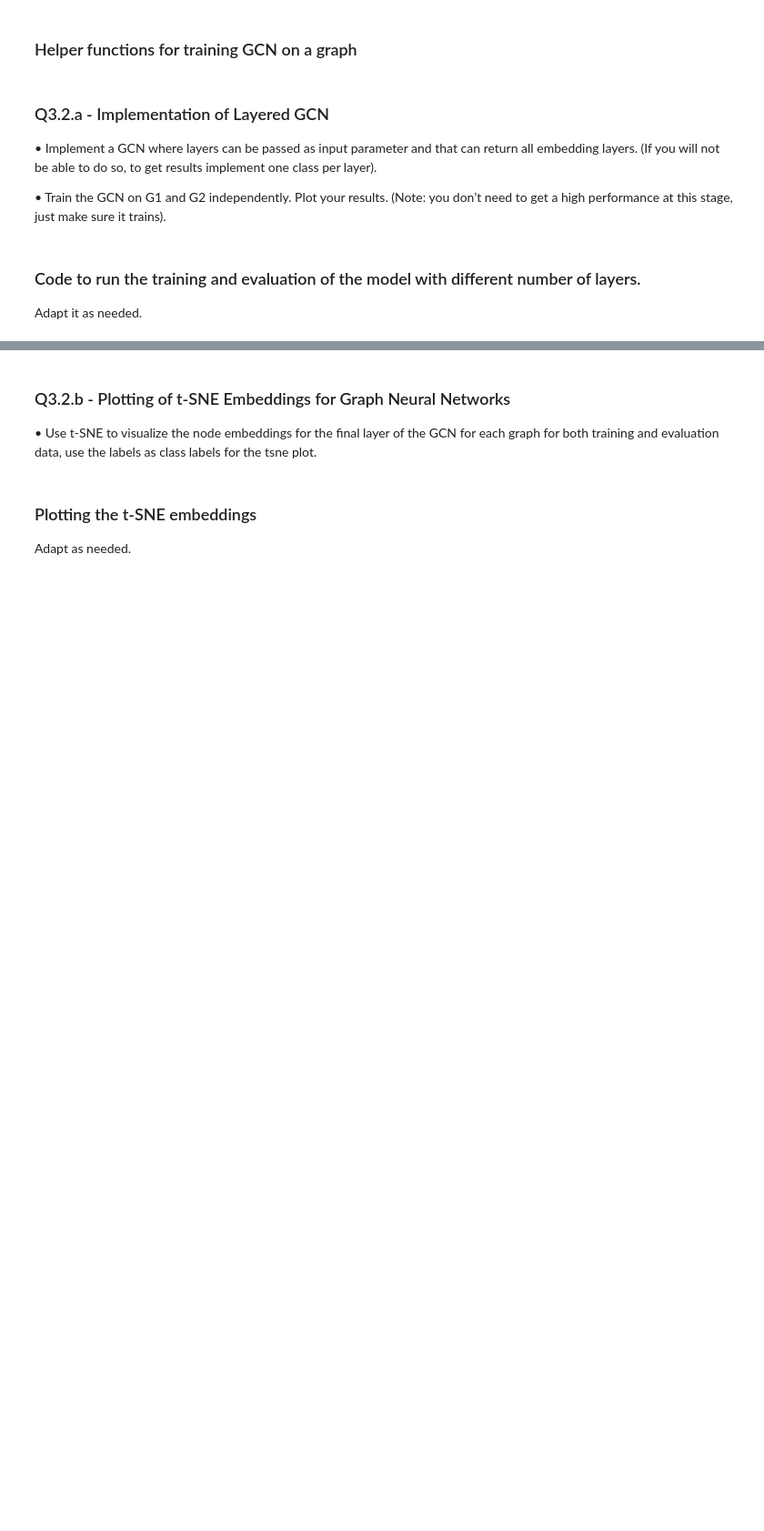
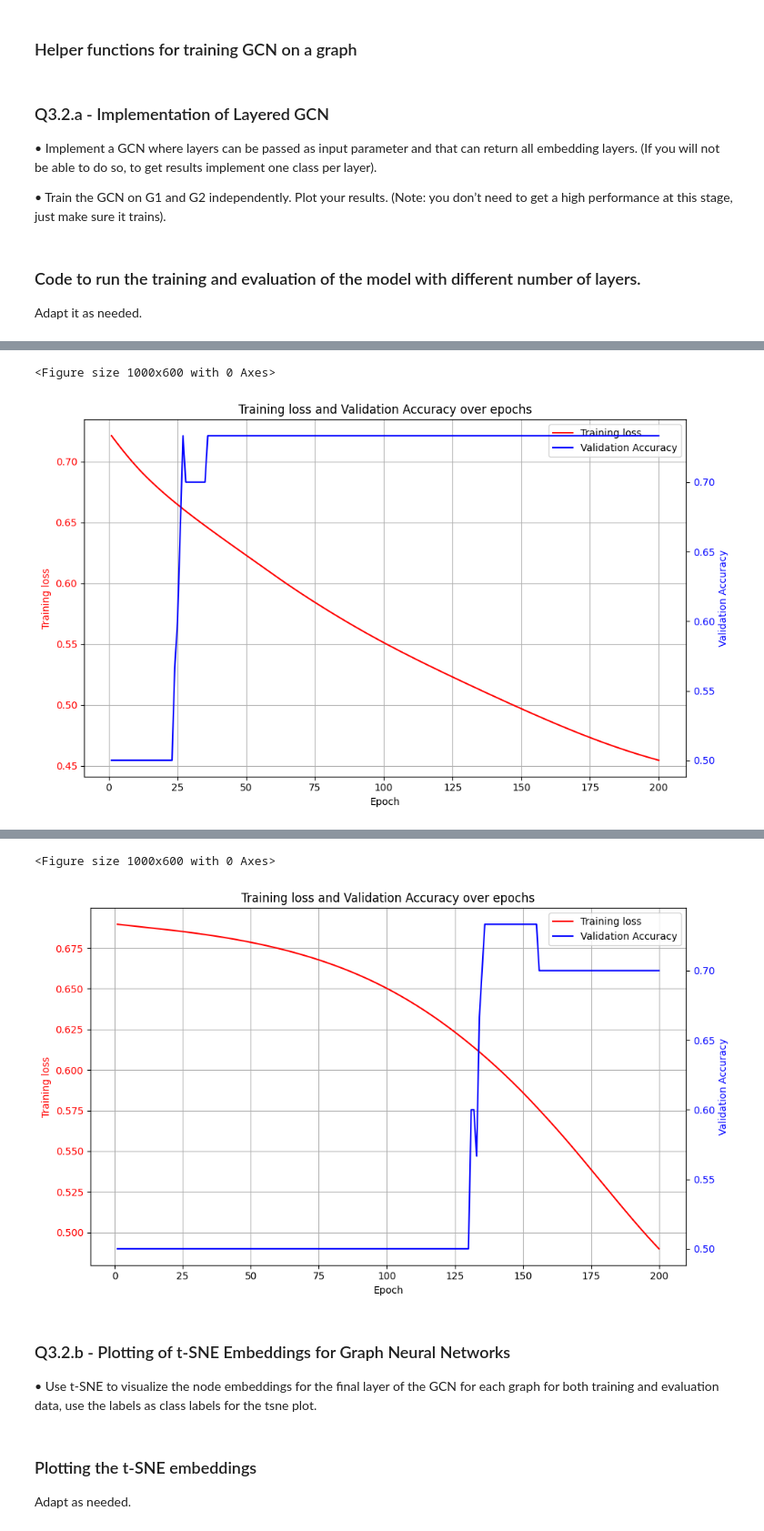
Before and after one commit to yingyan797/graph-learning, a Jupyter notebook: q3_topology.ipynb, the cells around one changed output, grey strips where cells are left out. Shown at 91% size. Cells and saved outputs as stored; diff of their text form; code cells hidden in the pictures; blank space fills up the shorter version.

```diff
--- a/q3_topology.ipynb
+++ b/q3_topology.ipynb
@@ -303,7 +303,7 @@ def patch_A_for_dataset(dataset):
 # %%
 # Helper function for plotting:
 
-def plot_training_and_validation(training_losses, validation_losses, aggregation="mean", graph1_label="Training Accuracy", graph2_label="Validation Accuracy", x_label="Epoch",title=None):
+def plot_training_and_validation(training_losses, validation_losses, graph1_label="Training Accuracy", graph2_label="Validation Accuracy", x_label="Epoch"):
     """
     Plots the validation accuracy and training loss over epochs.
     Args:
@@ -320,7 +320,7 @@ def plot_training_and_validation(training_losses, validation_losses, aggregation
     # Plot training loss on the first y-axis
     epochs = range(1, len(training_losses) + 1)
     line1 = ax1.plot(epochs, training_losses, 'r-', label=f'{graph1_label}')
-    ax1.set_xlabel(f"x_label")
+    ax1.set_xlabel(f"{x_label}")
     ax1.set_ylabel(f'{graph1_label}', color='r')
     ax1.tick_params(axis='y', labelcolor='r')
 
@@ -330,10 +330,7 @@ def plot_training_and_validation(training_losses, validation_losses, aggregation
     ax2.tick_params(axis='y', labelcolor='b')
 
     # Add title and grid
-    if not title:
-        title = f'Training Accuracy and Validation Accuracy Over Time\nAggregation: {aggregation}'
-    plt.title(title)
-
+    plt.title(f"{graph1_label} and {graph2_label} over epochs")
     ax1.grid(True)
 
     # Add legend
@@ -449,7 +446,7 @@ def train_model(
         # TRAINING
         model.train()
         optimizer.zero_grad()
-        if kwargs.get("return_embeddings", None):
+        if kwargs.get("return_embeddings"):
             out, embeddings= model(A_train, X_train, **kwargs)
         else:
             out = model(A_train, X_train, **kwargs)
@@ -477,7 +474,7 @@ def train_model(
         if verbose:
             print(f"Epoch {epoch+1}, Training Loss: {loss_value}, Train F1: {train_f1:.4f}, Validation F1: {val_f1:.4f}")
 
-    if kwargs.get("return_embeddings", None):
+    if kwargs.get("return_embeddings"):
         return loss_history, train_f1_history, validation_f1_history, embeddings
     else:
         return loss_history, train_f1_history, validation_f1_history
@@ -490,7 +487,7 @@ def evaluate_model(model, X,A,y, **kwargs):
     and returns the accuracy score.
     """
     model.eval()
-    if kwargs.get("return_embeddings", None):
+    if kwargs.get("return_embeddings"):
         out,_ = model(A,X,**kwargs)  # shape: (N, 1)
     else:
         out = model(A,X,**kwargs)  # shape: (N, 1)
@@ -539,7 +567,7 @@ G2_eval = read_json_data(G2_EVAL_DATA_PATH, has_label=True) #returns a list of (
 input_dim = 10
 hidden_dim = 8
 num_layers = 4
-model = GraphNeuralNetwork(input_dim, hidden_dim, num_layers=num_layers)
+model = DeepGraphNeuralNetwork(input_dim, hidden_dim, num_layers=num_layers)
 print(model)
 
 losses, train_f1, val_f1 = train_model(
@@ -550,10 +578,10 @@ losses, train_f1, val_f1 = train_model(
     lr=0.0005,
     verbose=True,
 )
-plot_training_and_validation(losses, val_f1)
+plot_training_and_validation(losses, val_f1, "Training loss")
 
 
-model = GraphNeuralNetwork(input_dim, hidden_dim, num_layers=num_layers)
+model = DeepGraphNeuralNetwork(input_dim, hidden_dim, num_layers=num_layers)
 print(model)
 
 losses, train_f1, val_f1 = train_model(
@@ -564,5 +592,5 @@ losses, train_f1, val_f1 = train_model(
     lr=0.0005,
     verbose=True,
 )
-plot_training_and_validation(losses, val_f1)
+plot_training_and_validation(losses, val_f1, "Training loss")
 # %% [output]
@@ -569,0 +614,2 @@ TypeError: GraphNeuralNetwork.__init__() got an unexpected keyword argument 'num
+<Figure size 1000x600 with 0 Axes>
+[figure, added]
@@ -570,3 +633,5 @@ TypeError: GraphNeuralNetwork.__init__() got an unexpected keyword argument 'num
+<Figure size 1000x600 with 0 Axes>
+[figure, added]
 # %% [markdown]
 ### Q3.2.b - Plotting of t-SNE Embeddings for Graph Neural Networks
 
```
Also changed, not shown: parts of 17 cells of this notebook, 1 other file.
